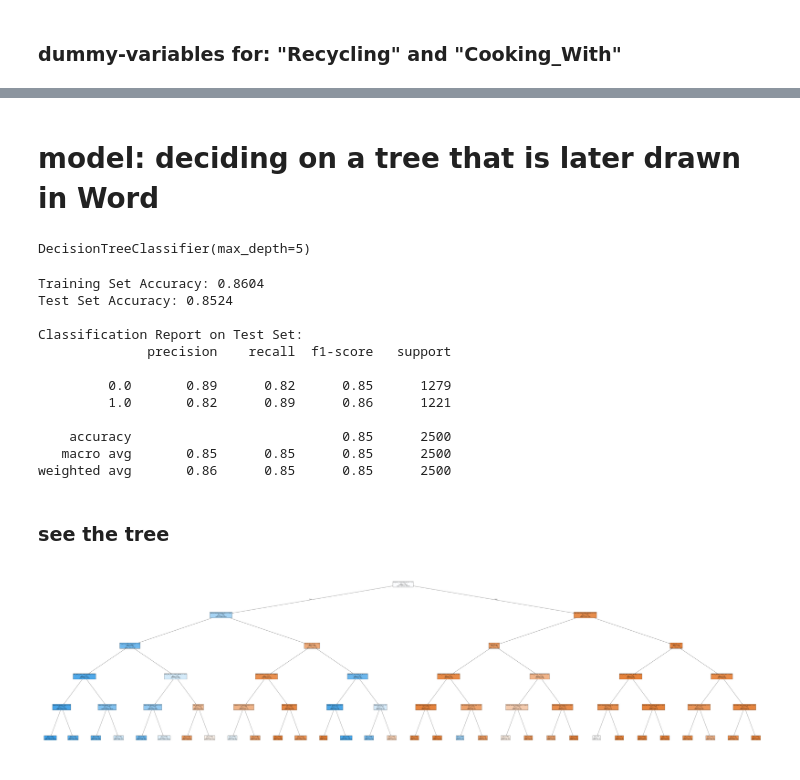
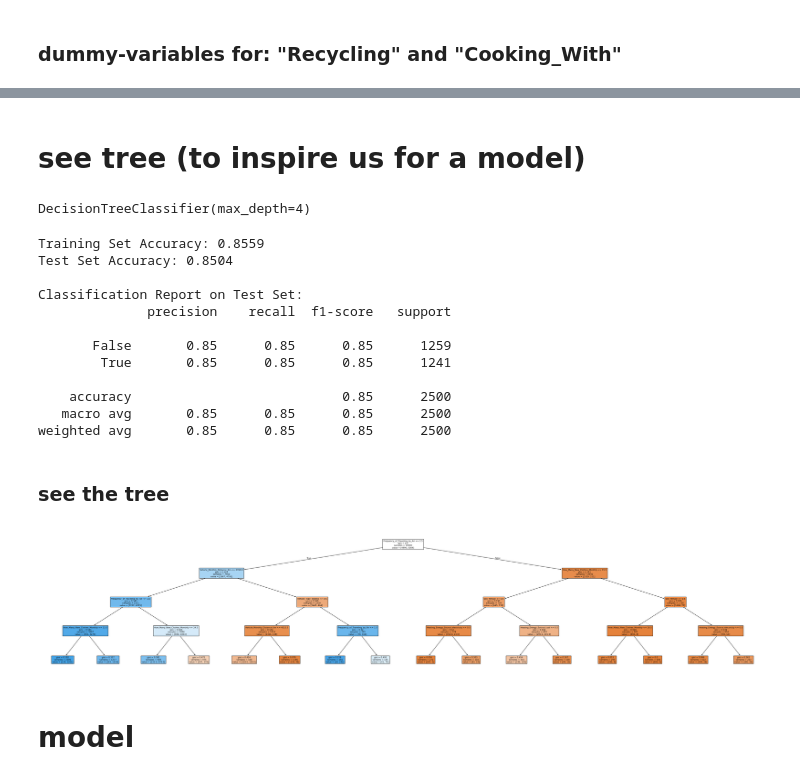
Before and after one commit to e-prossinger/CarbonFootprint_TechLab, a Jupyter notebook: shared_notebooks/model_DecisionTreeClassifikation.ipynb, the cells around one changed output, grey strips where cells are left out. Cells and saved outputs as stored; diff of their text form; code cells hidden in the pictures.

Commit message:
change to classification by splitting the group at the median. tree should be max_depth=4

```diff
--- a/shared_notebooks/model_DecisionTreeClassifikation.ipynb
+++ b/shared_notebooks/model_DecisionTreeClassifikation.ipynb
@@ -29,19 +26,3 @@ df.head()
 | 4 | obese | female | vegetarian | daily | coal | private | diesel | ... |
 # %% [markdown]
 # change Regression-Problem to Classification-Problem
-# %%
-# Definiere die Grenzen der Drittel
-lower_bound = df['CarbonEmission'].min()
-upper_bound = df['CarbonEmission'].max()
-
-# Teile das Intervall in drei Drittel auf
-first_third = lower_bound + (upper_bound - lower_bound) / 3
-second_third = lower_bound + 2 * (upper_bound - lower_bound) / 3
-
-# Erstelle die neue Spalte basierend auf den Bedingungen
-df['how_bad_is_my_CE'] = pd.cut(df['CarbonEmission'],
-                                bins=[lower_bound, first_third, second_third, upper_bound],
-                                labels=['bad', 'very bad', 'very very bad'],
-                                include_lowest=True)
-
-df
@@ -79,13 +28,0 @@ plt.show()
-# %%
-#chatGPT wrote the code.
-#Prompt for chatGPT: "in python. mein dataframe heißt df. eine Spalte heißt 'CarbonEmission'. erstelle mir eine neue spalte. Sie soll heißen "how_bad_is_my_CE". ich möchte dass die Leute gedrittelt werden, entsprechend ihrer CarbonEmission.  Für Leute im niedrigsten Drittel der CarbonEmisson-werte  - trage in Spalte "how_bad_is_my_CE" "bad" als Wert ein.   Für Leute im mittleren Drittel der CarbonEmisson-werte  -  - trage in Spalte "how_bad_is_my_CE" ein "very bad".  Für Leute im obersten Drittel der CarbonEmisson-werte  -  - trage in Spalte "how_bad_is_my_CE" ein "very very bad" "
-
-import pandas as pd
-
-#people in the lower half get in "True" and people in the upper half get a "False"
-# Einteilung der CarbonEmission-Werte in zwei Hälften und Zuweisung von True/False
-df['lower_half_CE'] = pd.qcut(df['CarbonEmission'], 2, labels=[True, False])
-#df['how_bad_is_my_CE2'] = pd.qcut(df['CarbonEmission'], 3, labels=["bad", "very bad", "very very bad"]) #for 3 categories
-
-
-df
@@ -105,0 +29,8 @@ df
+# %%
+# Median berechnen
+median_CE = df['CarbonEmission'].median()
+
+# Neue Spalte erstellen
+df['lower_half_CE'] = df['CarbonEmission'] <= median_CE
+
+df
@@ -239,8 +184,8 @@ df.iloc[282:284, -13:]
 |  | Vehicle_Type_petrol | Vehicle_Type_diesel | Vehicle_Type_hybrid | Vehicle_Type_lpg | Vehicle_Type_electric | ... |
 | 282 | 0 | 0 | 0 | 0 | 0 | ... |
 | 283 | 0 | 0 | 0 | 0 | 0 | ... |
-# %% [markdown]
-# model: deciding on a tree that is later drawn in Word
+# %% [markdown]
+# see tree (to inspire us for a model)
 # %%
 
 
@@ -253,17 +198,17 @@ y = df["lower_half_CE"]         #verändert für Klassifizierung
 
 ##### Splitting the dataset into train and test set ########################################
 X_train, X_test, y_train, y_test = train_test_split(X,y, train_size = 0.75)
-#X_train=X
-#y_train=y
+X_train=X
+y_train=y
 
 # Implementing the DecisionTree model ######################################################
-model = DecisionTreeClassifier(max_depth=5)   #4 or 5 is good            #verändert für Klassifizierung
+model = DecisionTreeClassifier(max_depth=4)   #4 or 5 is good            #verändert für Klassifizierung
 #max_depth=5 - geht nicht da Bodytype im Baum vorkommt.
 #max_depth=6 - ist so verzweigt, dass es schlecht auf A4 gehen wird - weil so viele Fragen gestellt werden müssen
 
 model.fit(X_train, y_train)
 # %% [output]
-DecisionTreeClassifier(max_depth=5)
+DecisionTreeClassifier(max_depth=4)
 # %%
 
     ##Evaluating the Model  ######################################################
@@ -288,32 +233,34 @@ print(f"Test Set Accuracy: {test_accuracy:.4f}")
 print("\nClassification Report on Test Set:")
 print(classification_report(y_test, y_test_pred))
 # %% [output]
-Training Set Accuracy: 0.8604
-Test Set Accuracy: 0.8524
+Training Set Accuracy: 0.8559
+Test Set Accuracy: 0.8504
 
 Classification Report on Test Set:
               precision    recall  f1-score   support
 
-         0.0       0.89      0.82      0.85      1279
-         1.0       0.82      0.89      0.86      1221
+       False       0.85      0.85      0.85      1259
+        True       0.85      0.85      0.85      1241
 
     accuracy                           0.85      2500
    macro avg       0.85      0.85      0.85      2500
-weighted avg       0.86      0.85      0.85      2500
+weighted avg       0.85      0.85      0.85      2500
 # %% [markdown]
 ### see the tree
 # %%
 
 
 # chatGPT did the programming for me for the plot
 from sklearn import tree
 import matplotlib.pyplot as plt
 from sklearn.tree import DecisionTreeRegressor, plot_tree
 
 
 #tree.plot_tree(model)
-plt.figure(figsize=(110, 28)) # Optional: Set the figure size.       #figsize=(20, 8) for (max_depth=3, min_samples_leaf=5), figsize=(110, 28) for (max_depth=6, min_samples_leaf=5)
+plt.figure(figsize=(50, 10)) # Optional: Set the figure size.       #figsize=(20, 8) for (max_depth=3, min_samples_leaf=5), figsize=(110, 28) for (max_depth=6, min_samples_leaf=5)
 plot_tree(model, feature_names=X.columns, filled=True)
 plt.show()
 # %% [output]
-[figure, old version]
+[figure, new version]
+# %% [markdown]
+# model
```
Also changed, not shown: parts of 8 cells of this notebook, 1 other file.
